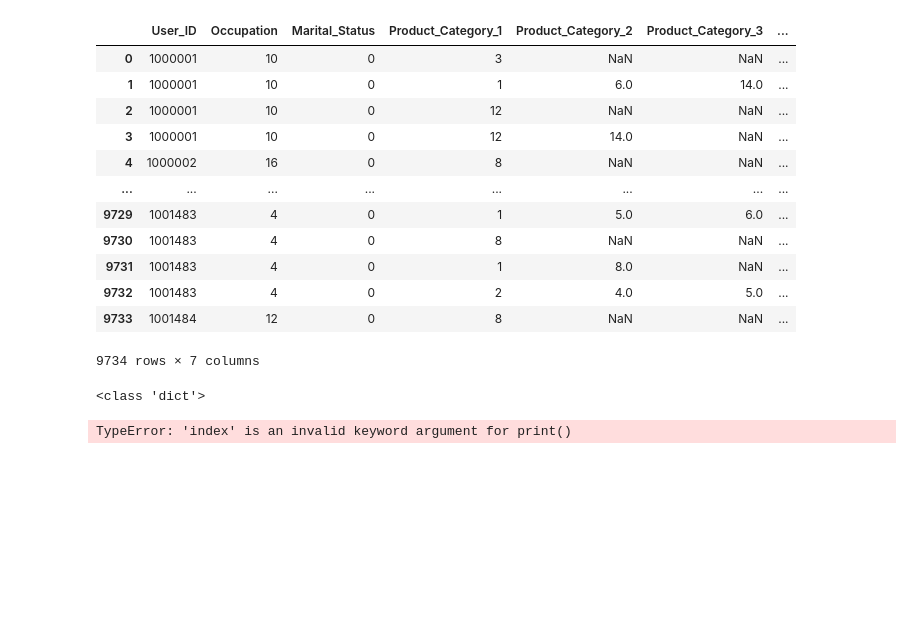
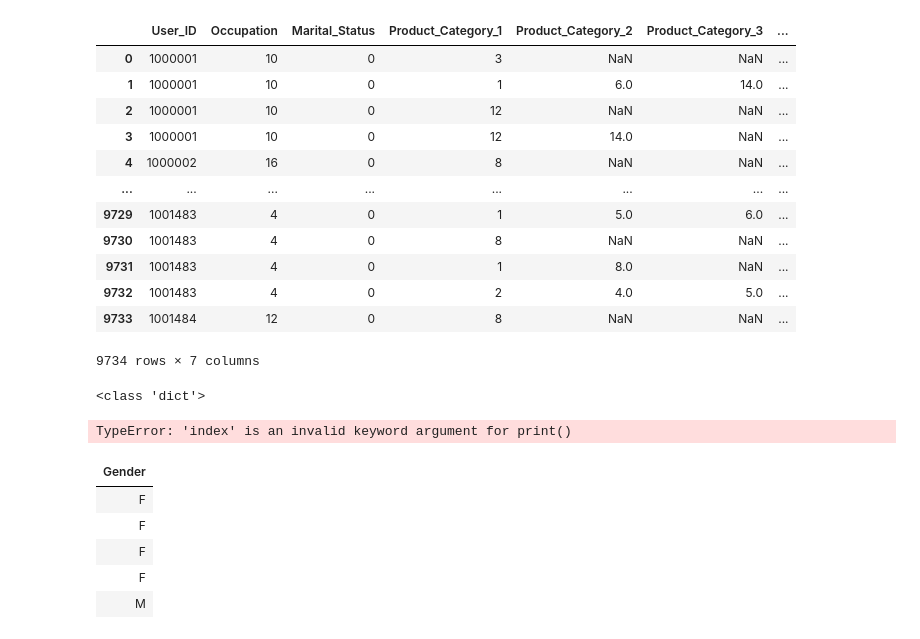
Before and after one commit to diasctiago/cod-streamlit, a Jupyter notebook: cod-streamlit.ipynb, the cells around one changed output. Saved outputs shown, nothing was run; the diff lists cells and outputs as text; code cells hidden in the pictures; blank space fills up the shorter version.

```diff
--- a/cod-streamlit.ipynb
+++ b/cod-streamlit.ipynb
@@ -135,3 +135,12 @@ print(type(tabela))
 # %% [output]
 <class 'dict'>
 TypeError: 'index' is an invalid keyword argument for print()
+# %%
+df[['Gender']].head().style.hide_index()
+# %% [output]
+| Gender |
+| F |
+| F |
+| F |
+| F |
+| M |
```
Also changed, not shown: parts of 6 cells of this notebook, 1 other file.
